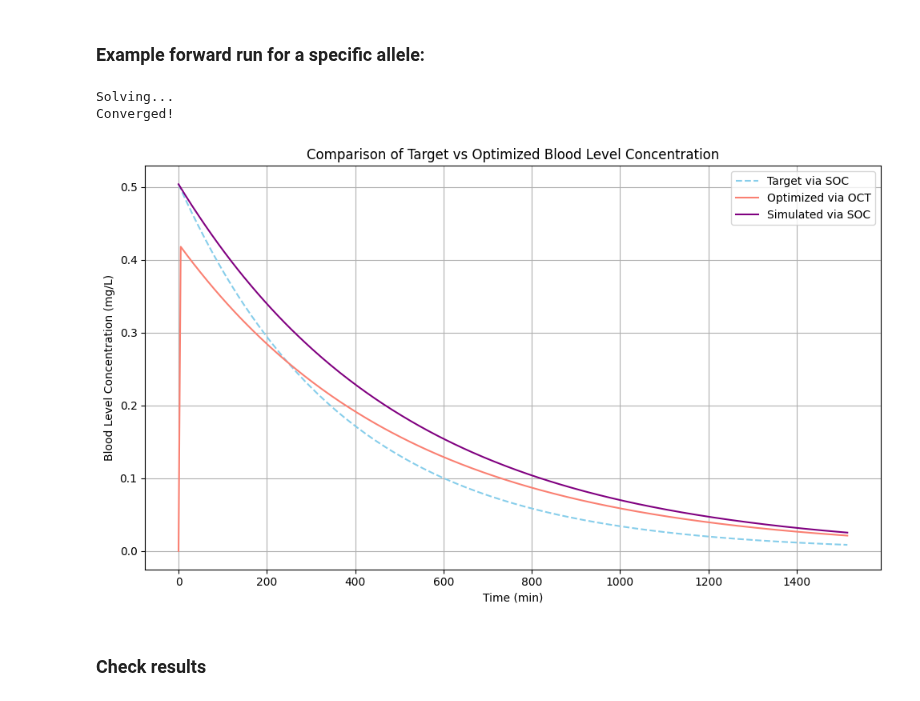
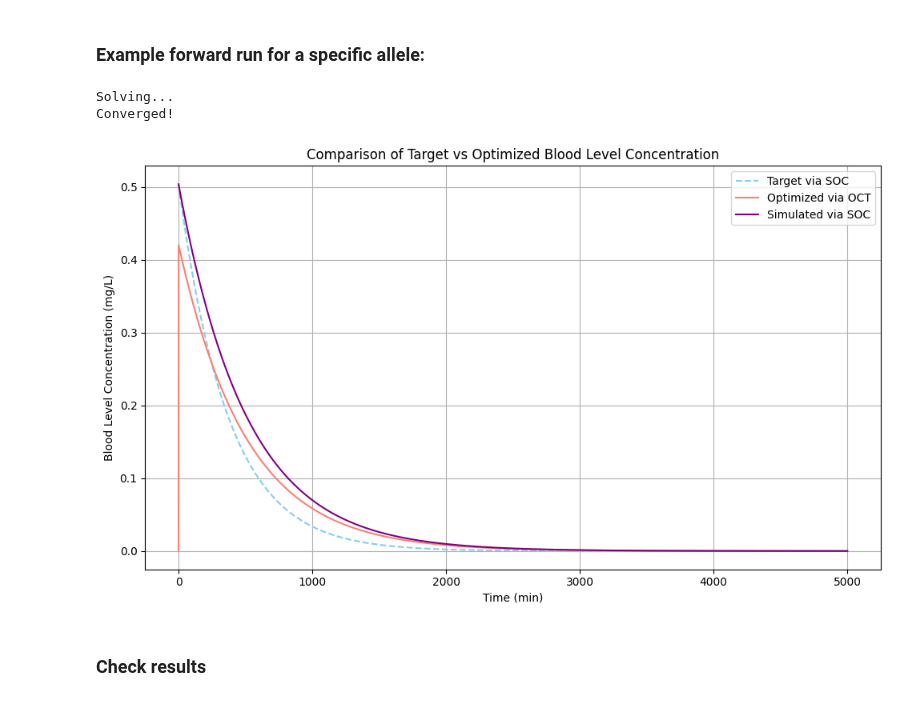
Before and after one commit to Bliz33333/cyp-vincristine, a Jupyter notebook: code/gekko-package.ipynb, the cells around one changed output. Drawn from its saved outputs; the diff is of its cells as text; code cells hidden in the pictures.

```diff
--- a/code/gekko-package.ipynb
+++ b/code/gekko-package.ipynb
@@ -312,7 +296,8 @@ def load_allele_params(csv_path='data/CYP_alleles.csv'):
 ### Example forward run for a specific allele:
 # %%
 # Choose metabolizer type
-selected_allele = 'CYP3A4_32'
+#selected_allele = 'CYP3A4_29'  # fast metabolizer
+selected_allele = 'CYP3A4_11'  # slow metabolizer
 
 # Get the current working directory
 current_dir = os.getcwd()
@@ -324,36 +309,36 @@ csv_path = os.path.join(current_dir, '..', 'data', 'CYP_alleles.csv')
 alleles = load_allele_params(csv_path=csv_path)
 
 # Define OCT params
-params = setup_oct_params(t_max=1514, t_step=5, n_admin=2, w1=0.99, w2=0.1)
+params = setup_oct_params(t_max=5000, t_step=5, n_admin=3, w1=0.99, w2=0.1)
 
 # Convert units for wild-type and mutant
 V_max_wt, k_m_wt = convert_units(
     params['V_max_u_wt'], params['k_m_u_wt'],
     params['pmol_cyp'], params['mm_drug']
 )
 
 V_max_mut, k_m_mut = convert_units(
     alleles[selected_allele]['V_max_u'], alleles[selected_allele]['k_m_u'],
     params['pmol_cyp'], params['mm_drug']
 )
 
 # Run OCT optimization
 results = optimize_dosing(
     params['n_admin'], V_max_mut, k_m_mut,
     V_max_wt, k_m_wt,
     params['dose_wt'], params['BV'], params['BSA_u'],
     params['t_max'], params['t_step'],
     w1=params['w1'], w2=params['w2'], plot=True,
     k_prolif=params['k_prolif'],
     N_0=params['N_0'],
     N_max=params['N_max'],
     mu=params['mu'],
-    sim_cancer=True
+    sim_cancer=False
 )
 # %% [output]
 Solving...
 Converged!
-[figure, old version]
+[figure, new version]
 # %% [markdown]
 ### Check results
 # %%
```
Also changed, not shown: parts of 5 cells of this notebook, 4 other files.
